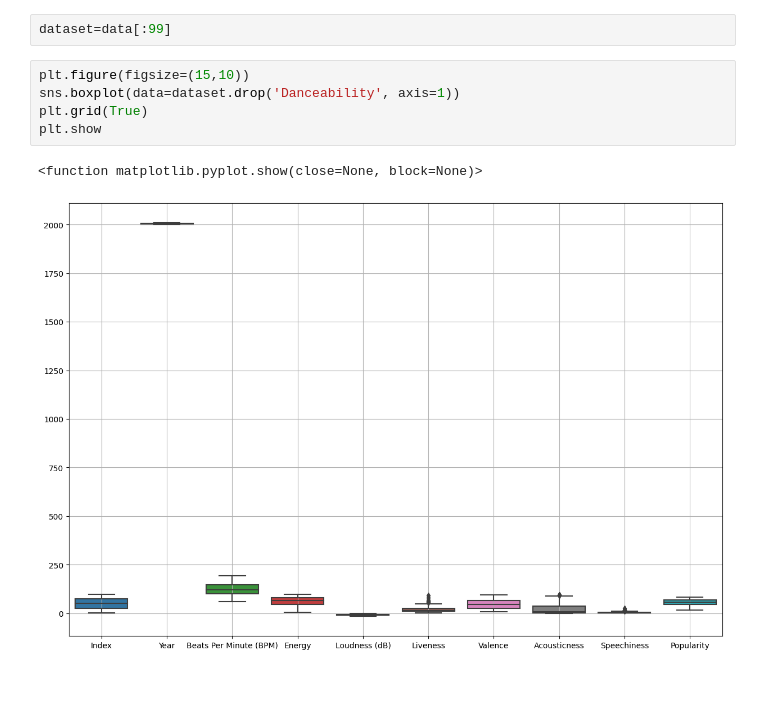
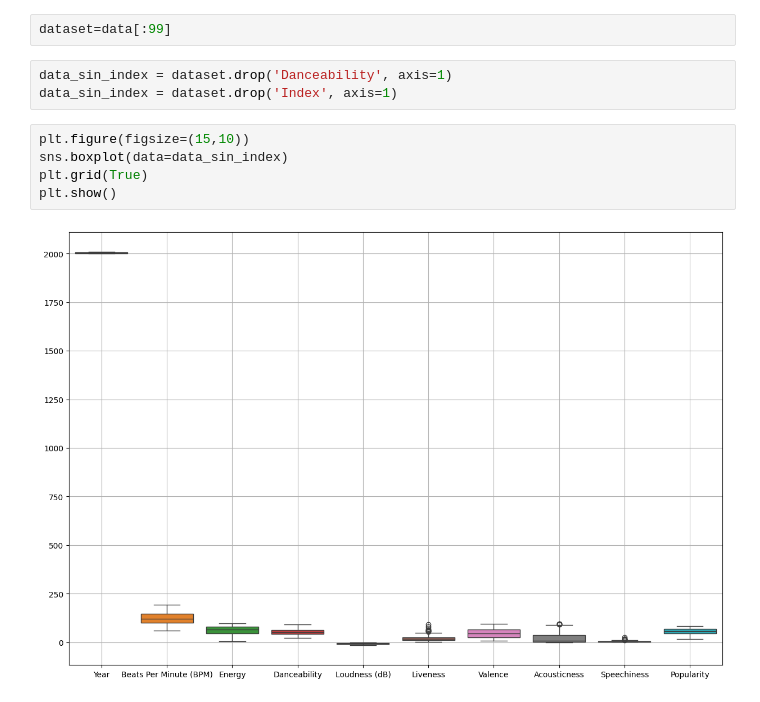
Before and after one commit to Ka1laK/Spotify-Top_2000_EDA_showcase, a Jupyter notebook: challenger 3.ipynb, the cells around one changed output. Saved outputs shown, nothing was run; the diff lists cells and outputs as text.

```diff
--- a/challenger 3.ipynb
+++ b/challenger 3.ipynb
@@ -110,11 +164,13 @@ OBS: Limitamos los datos para poder representarlos de una manera mas optima
 En este caso limitamos nuestra data hasta los 100 primeros valores y lo almacenamos en la variable dataset
 # %%
 dataset=data[:99]
+# %%
+data_sin_index = dataset.drop('Danceability', axis=1)
+data_sin_index = dataset.drop('Index', axis=1)
 # %%
 plt.figure(figsize=(15,10))
-sns.boxplot(data=dataset.drop('Danceability', axis=1))
+sns.boxplot(data=data_sin_index)
 plt.grid(True)
-plt.show
+plt.show()
 # %% [output]
-<function matplotlib.pyplot.show(close=None, block=None)>
-[figure, old version]
+[figure, new version]
```
Also changed, not shown: parts of 10 cells of this notebook.
